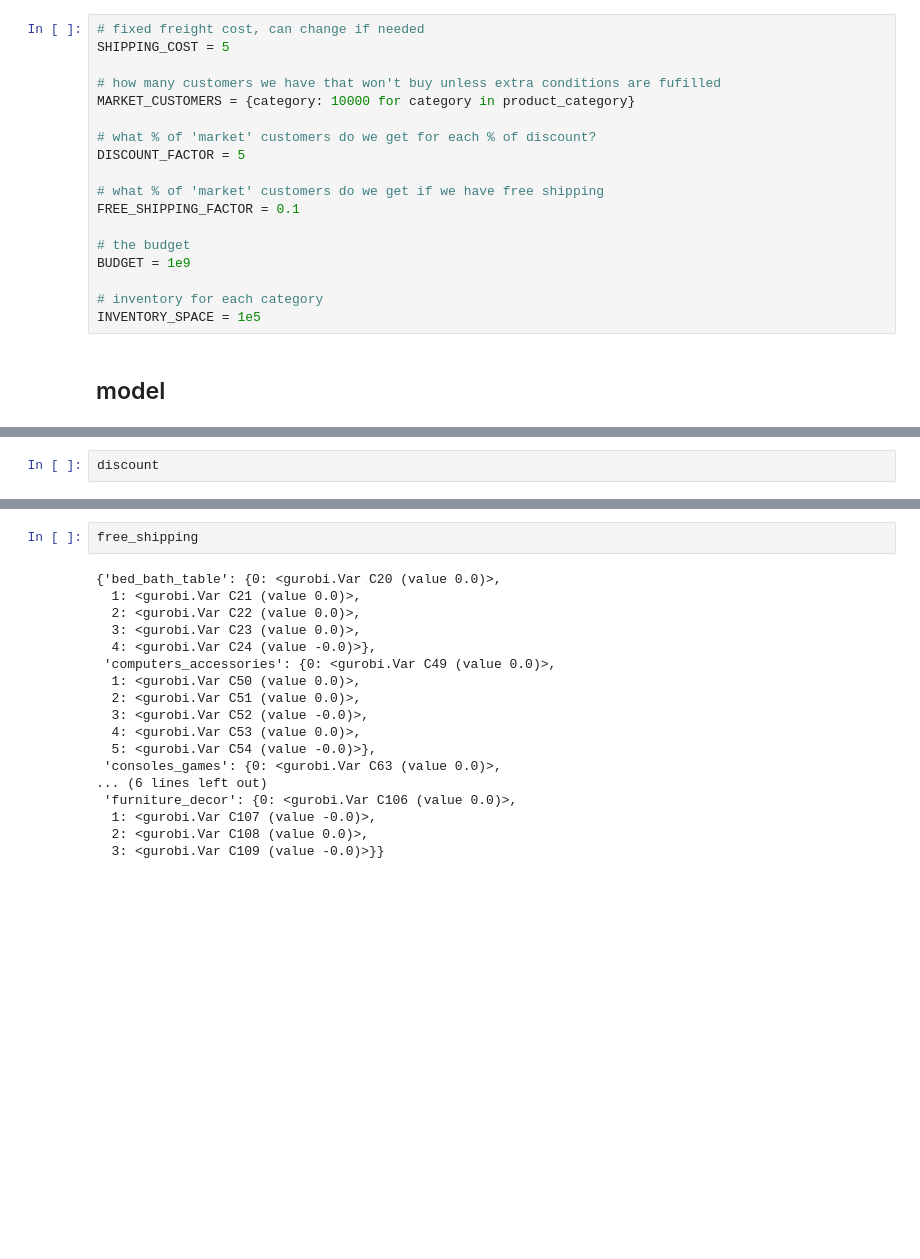
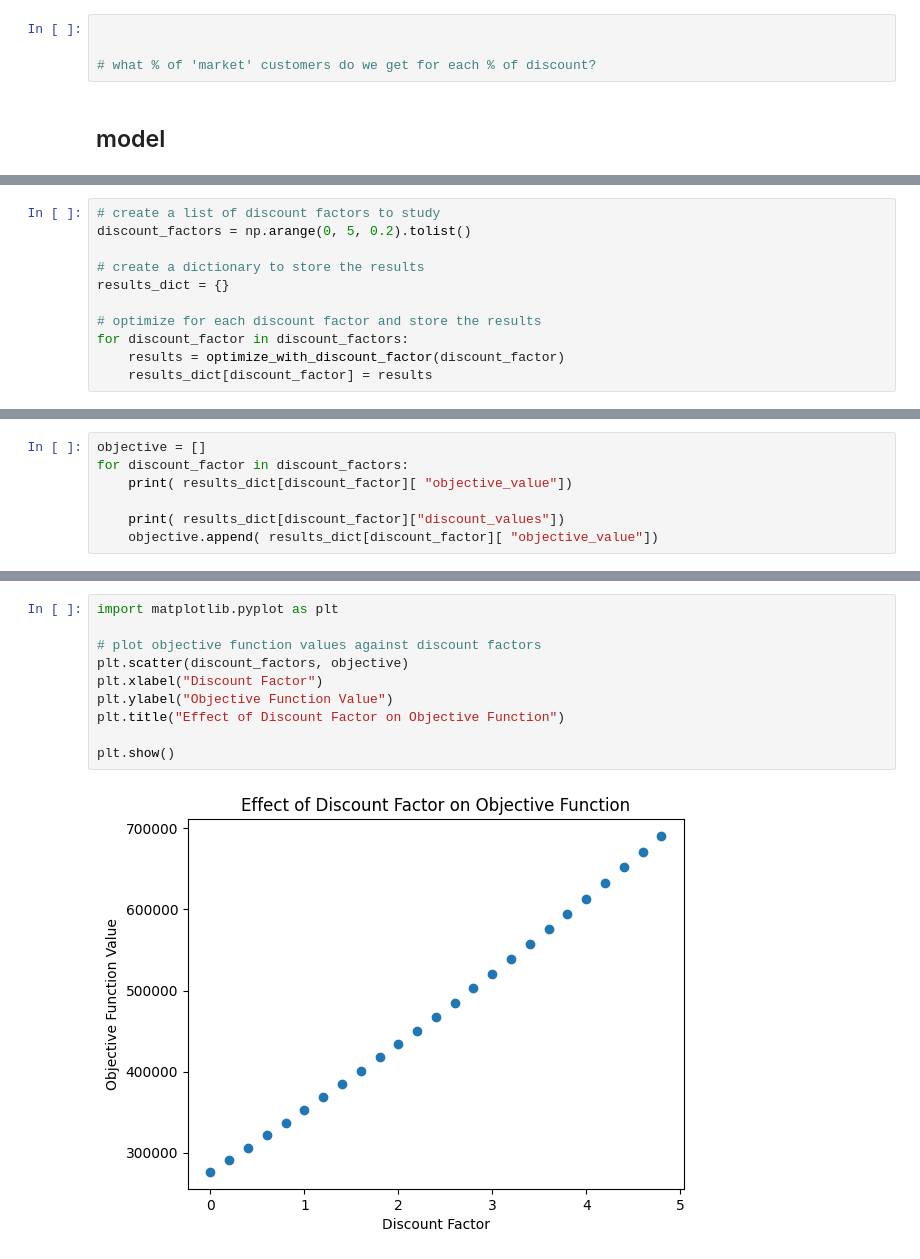
Before and after one commit to owowouwu/optimisation-ass-2, a Jupyter notebook: model_experiments.ipynb, the cells around one changed output, grey strips where cells are left out. Cells and saved outputs as stored; diff of their text form; blank space fills up the shorter version.

```diff
--- a/model_experiments.ipynb
+++ b/model_experiments.ipynb
@@ -70,23 +71,9 @@ for category in product_category:
     p2[category] = (np.exp(-selling[category]*(MAX_RATING - rating[category]) / 100)
               / np.sum(np.exp(-selling[category]*(MAX_RATING - rating[category])/100)))
 # %%
-# fixed freight cost, can change if needed
-SHIPPING_COST = 5
 
-# how many customers we have that won't buy unless extra conditions are fufilled
-MARKET_CUSTOMERS = {category: 10000 for category in product_category}
 
 # what % of 'market' customers do we get for each % of discount?
-DISCOUNT_FACTOR = 5
-
-# what % of 'market' customers do we get if we have free shipping
-FREE_SHIPPING_FACTOR = 0.1
-
-# the budget
-BUDGET = 1e9
-
-# inventory for each category
-INVENTORY_SPACE = 1e5
 # %% [markdown]
 ## model
 # %%
@@ -170,3 +178,12 @@ Best objective 6.490713053510e+05, best bound 6.491185396823e+05, gap 0.0073%
 # %%
-discount
+# create a list of discount factors to study
+discount_factors = np.arange(0, 5, 0.2).tolist()
+
+# create a dictionary to store the results
+results_dict = {}
+
+# optimize for each discount factor and store the results
+for discount_factor in discount_factors:
+    results = optimize_with_discount_factor(discount_factor)
+    results_dict[discount_factor] = results
 # %% [output]
@@ -189,0 +207,7 @@ discount
+# %%
+objective = []
+for discount_factor in discount_factors:
+    print( results_dict[discount_factor][ "objective_value"])
+
+    print( results_dict[discount_factor]["discount_values"])
+    objective.append( results_dict[discount_factor][ "objective_value"])
@@ -190,20 +232,12 @@ discount
 # %%
-free_shipping
+import matplotlib.pyplot as plt
+
+# plot objective function values against discount factors
+plt.scatter(discount_factors, objective)
+plt.xlabel("Discount Factor")
+plt.ylabel("Objective Function Value")
+plt.title("Effect of Discount Factor on Objective Function")
+
+plt.show()
 # %% [output]
-{'bed_bath_table': {0: <gurobi.Var C20 (value 0.0)>,
-  1: <gurobi.Var C21 (value 0.0)>,
-  2: <gurobi.Var C22 (value 0.0)>,
-  3: <gurobi.Var C23 (value 0.0)>,
-  4: <gurobi.Var C24 (value -0.0)>},
- 'computers_accessories': {0: <gurobi.Var C49 (value 0.0)>,
-  1: <gurobi.Var C50 (value 0.0)>,
-  2: <gurobi.Var C51 (value 0.0)>,
-  3: <gurobi.Var C52 (value -0.0)>,
-  4: <gurobi.Var C53 (value 0.0)>,
-  5: <gurobi.Var C54 (value -0.0)>},
- 'consoles_games': {0: <gurobi.Var C63 (value 0.0)>,
-... (6 lines left out)
- 'furniture_decor': {0: <gurobi.Var C106 (value 0.0)>,
-  1: <gurobi.Var C107 (value -0.0)>,
-  2: <gurobi.Var C108 (value 0.0)>,
-  3: <gurobi.Var C109 (value -0.0)>}}
+[figure, added]
```
Also changed, not shown: parts of 7 cells of this notebook.
